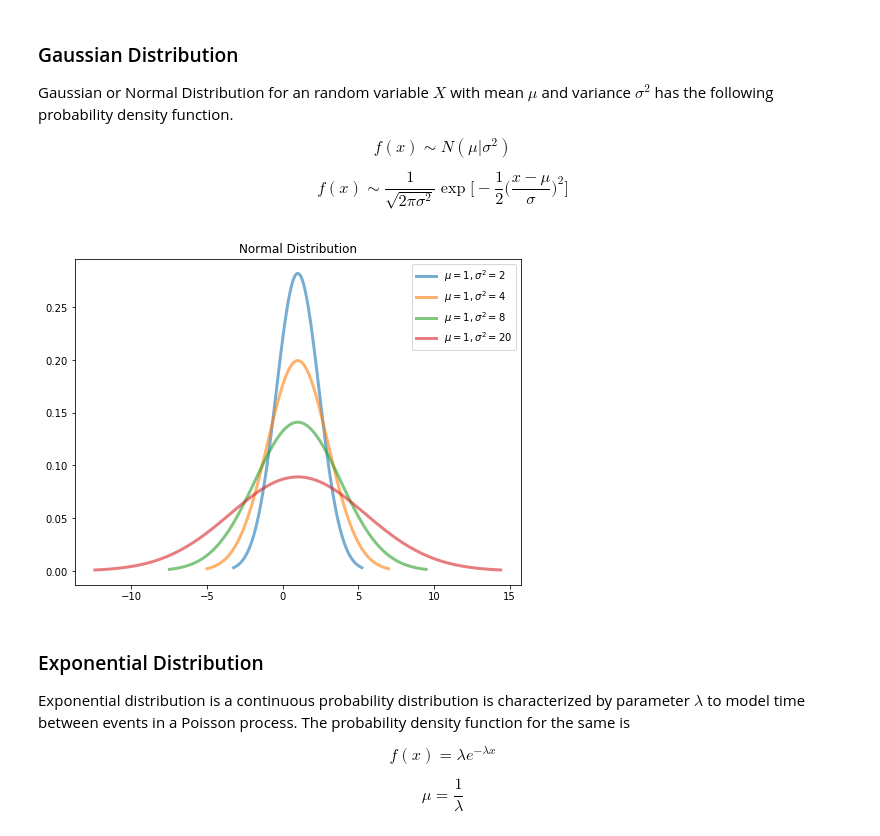
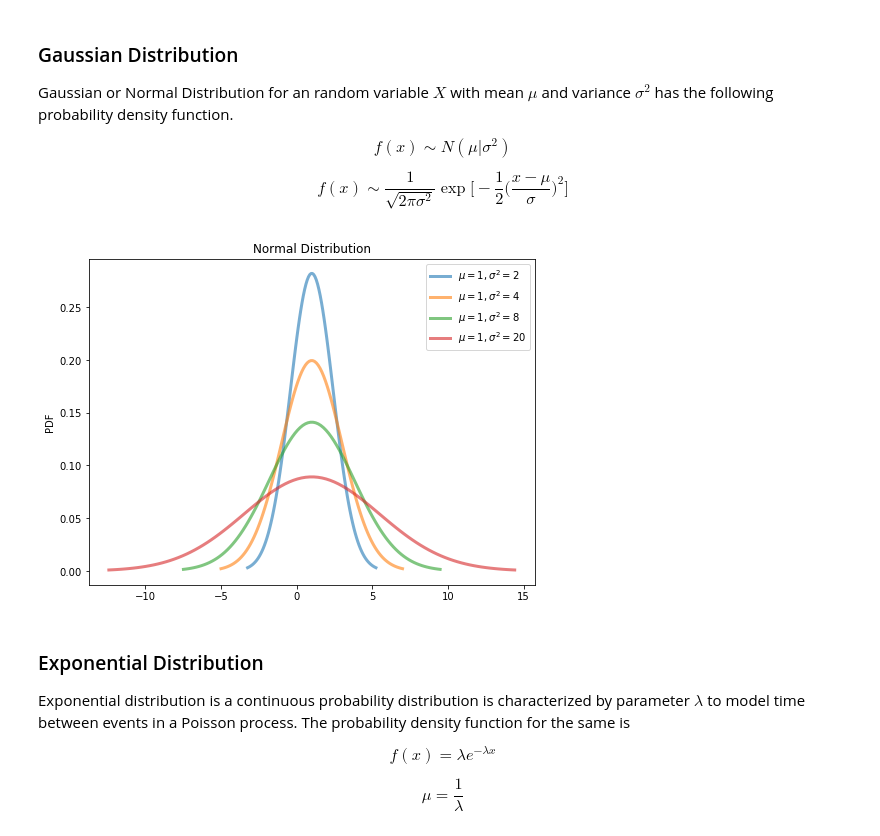
Before and after one commit to dineshladi/datamusings, a Jupyter notebook: _notebooks/2020-04-27-Probability-Distributions.ipynb, the cells around one changed output. Saved outputs shown, nothing was run; the diff lists cells and outputs as text; code cells hidden in the pictures.

```diff
--- a/_notebooks/2020-04-27-Probability-Distributions.ipynb
+++ b/_notebooks/2020-04-27-Probability-Distributions.ipynb
@@ -79,22 +80,23 @@ $$ f(x) \sim \frac{1}{\sqrt{2\pi\sigma^2}} \exp{ \bigg[-\frac{1}{2}\bigg( \frac{
 # %%
 #collapse-hide
 from scipy.stats import norm
 from scipy.special import factorial
 import numpy as np
 import matplotlib.pyplot as plt
 from matplotlib import pylab
 pylab.rcParams['figure.figsize'] = (8.0, 6.0)
 
 for mu,var in zip([1,1,1,1],[2,4,8,20]):
     sigma = np.sqrt(var)
     x = np.linspace(mu - 3*sigma, mu + 3*sigma, 100)
     y = norm.pdf(x, mu, sigma)
     plt.plot(x, y, lw=3, alpha=0.6, label= f"$\mu = {mu},\sigma^2 = {var}$")
 plt.legend(loc='best')
 plt.title('Normal Distribution')
+plt.ylabel('PDF')
 plt.show()
 # %% [output]
-[figure, old version]
+[figure, new version]
 # %% [markdown]
 ### Exponential Distribution
 Exponential distribution is a continuous probability distribution is characterized by parameter $\lambda$ to model time between events in a Poisson process. The probability density function for the same is
```
Also changed, not shown: parts of 5 cells of this notebook.
